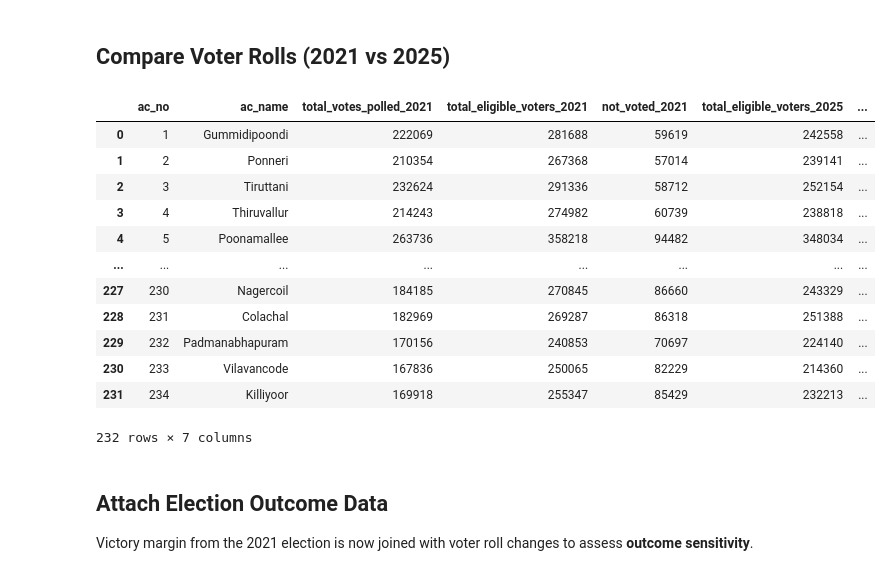
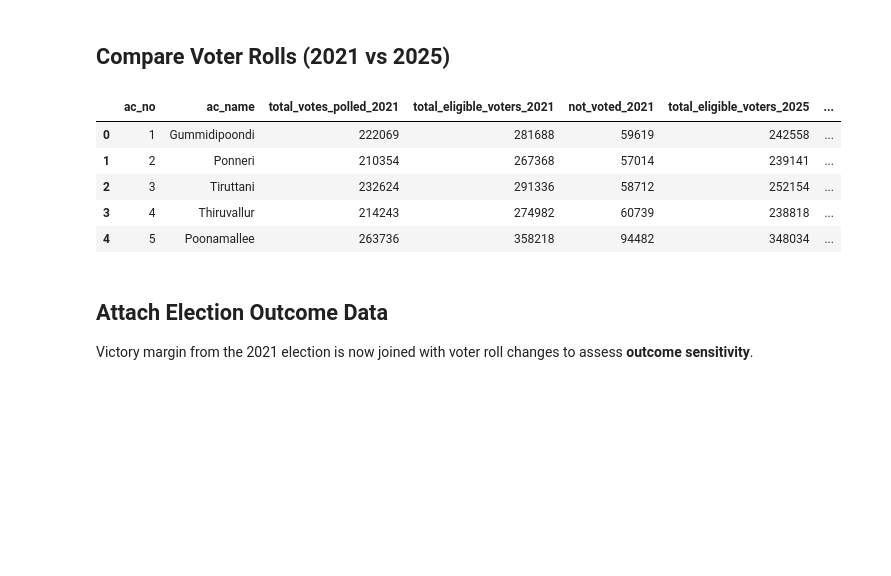
Before and after one commit to ijaihari/Tamil-Nadu-SIR-2026-Draft-Voter-Roll-Impact-Analysis, a Jupyter notebook: notebooks/final_analysis.ipynb, the cells around one changed output. Saved outputs shown, nothing was run; the diff lists cells and outputs as text; code cells hidden in the pictures; blank space fills up the shorter version.

```diff
--- a/notebooks/final_analysis.ipynb
+++ b/notebooks/final_analysis.ipynb
@@ -72,33 +72,26 @@ df_voters_2025 = pd.read_sql("SELECT * FROM voters_2025", conn)
 # %%
 df_roll_compare = (
     df_voters_2021
     .merge(
         df_voters_2025,
         on=["ac_no", "ac_name"],
         how="inner"
     )
 )
 
 df_roll_compare["removed_voters_2025"] = (
     df_roll_compare["total_eligible_voters_2021"]
     - df_roll_compare["total_eligible_voters_2025"]
 )
 
-df_roll_compare
+df_roll_compare.head()
 # %% [output]
 |  | ac_no | ac_name | total_votes_polled_2021 | total_eligible_voters_2021 | not_voted_2021 | total_eligible_voters_2025 | ... |
 | 0 | 1 | Gummidipoondi | 222069 | 281688 | 59619 | 242558 | ... |
 | 1 | 2 | Ponneri | 210354 | 267368 | 57014 | 239141 | ... |
 | 2 | 3 | Tiruttani | 232624 | 291336 | 58712 | 252154 | ... |
 | 3 | 4 | Thiruvallur | 214243 | 274982 | 60739 | 238818 | ... |
 | 4 | 5 | Poonamallee | 263736 | 358218 | 94482 | 348034 | ... |
-| ... | ... | ... | ... | ... | ... | ... | ... |
-| 227 | 230 | Nagercoil | 184185 | 270845 | 86660 | 243329 | ... |
-| 228 | 231 | Colachal | 182969 | 269287 | 86318 | 251388 | ... |
-| 229 | 232 | Padmanabhapuram | 170156 | 240853 | 70697 | 224140 | ... |
-| 230 | 233 | Vilavancode | 167836 | 250065 | 82229 | 214360 | ... |
-| 231 | 234 | Killiyoor | 169918 | 255347 | 85429 | 232213 | ... |
-232 rows × 7 columns
 # %% [markdown]
 ## Attach Election Outcome Data
 
```
Also changed, not shown: parts of 3 cells of this notebook, 1 other file.
